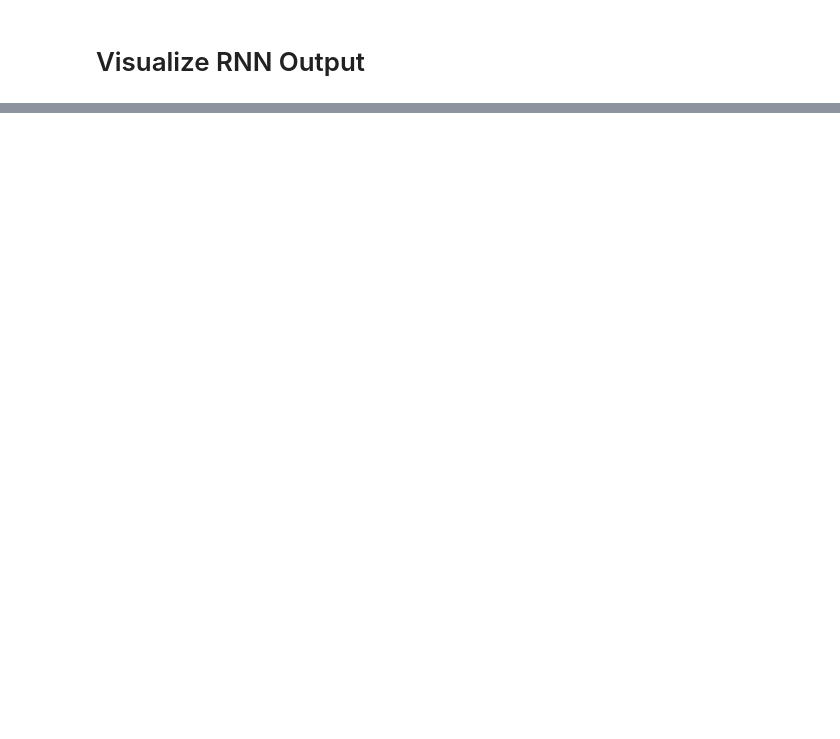
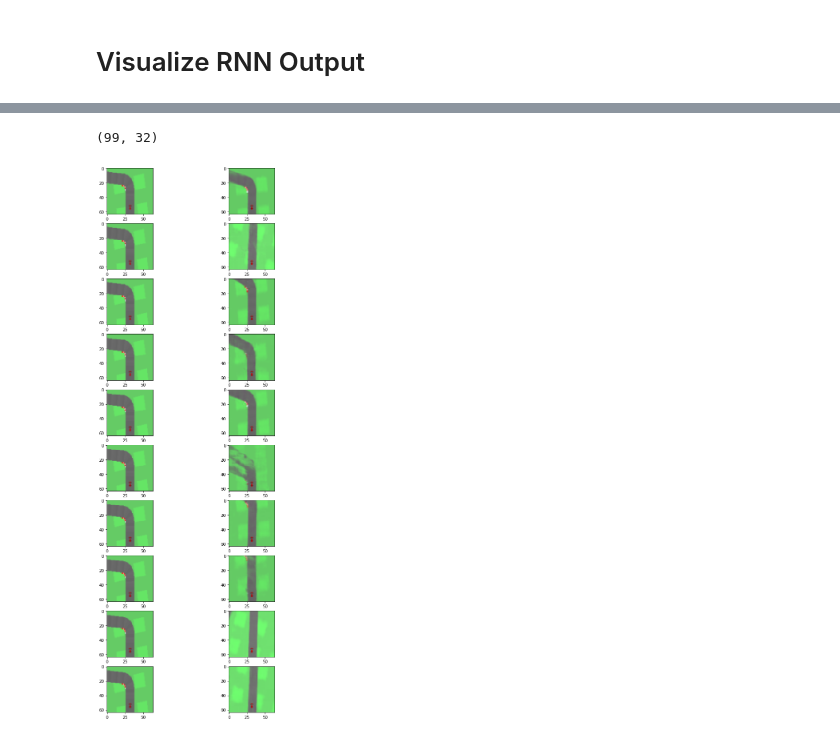
Before and after one commit to rbnprdy/WorldModelsKeras, a Jupyter notebook: carracing/visualization.ipynb, the cells around one changed output, grey strips where cells are left out. Saved outputs shown, nothing was run; the diff lists cells and outputs as text; code cells hidden in the pictures; blank space fills up the shorter version.

```diff
--- a/carracing/visualization.ipynb
+++ b/carracing/visualization.ipynb
@@ -198,0 +116,28 @@ print(pdfs[0][:,0])
+# %%
+pi_idx = np.zeros((pitemp.shape[0], 32))
+chosen_mu = np.zeros((pitemp.shape[0], 32))
+chosen_sigma = np.zeros((pitemp.shape[0], 32))
+for i in range(pitemp.shape[0]):
+    for j in range(32):
+        idx = get_pi_idx(np.random.rand(), pitemp[i][:,j])
+        pi_idx[i,j] = idx
+        chosen_mu[i,j] = mu[i][idx][j]
+        chosen_sigma[i,j] = sigma[i][idx][j]
+# %%
+rand_gaussian = np.random.normal(size=(pitemp.shape[0], 32))*np.sqrt(temperature)
+next_z = chosen_mu+chosen_sigma*rand_gaussian
+next_z.shape
+# %% [output]
+(99, 32)
+# %%
+decoder = Model(inputs=vae.get_layer('decoder').input,
+                outputs=vae.get_layer('decoder').output)
+# %%
+predictions = decoder.predict(next_z)
+# %%
+fig, axes = plt.subplots(10, 2, figsize=(10, 25))
+for ax, im, gen in zip(axes, obs[1:], predictions):
+    ax[0].imshow(im, interpolation='nearest')
+    ax[1].imshow(gen, interpolation='nearest')
+# %% [output]
+[figure, added]
```
Also changed, not shown: parts of 25 cells of this notebook, 1 other file.
